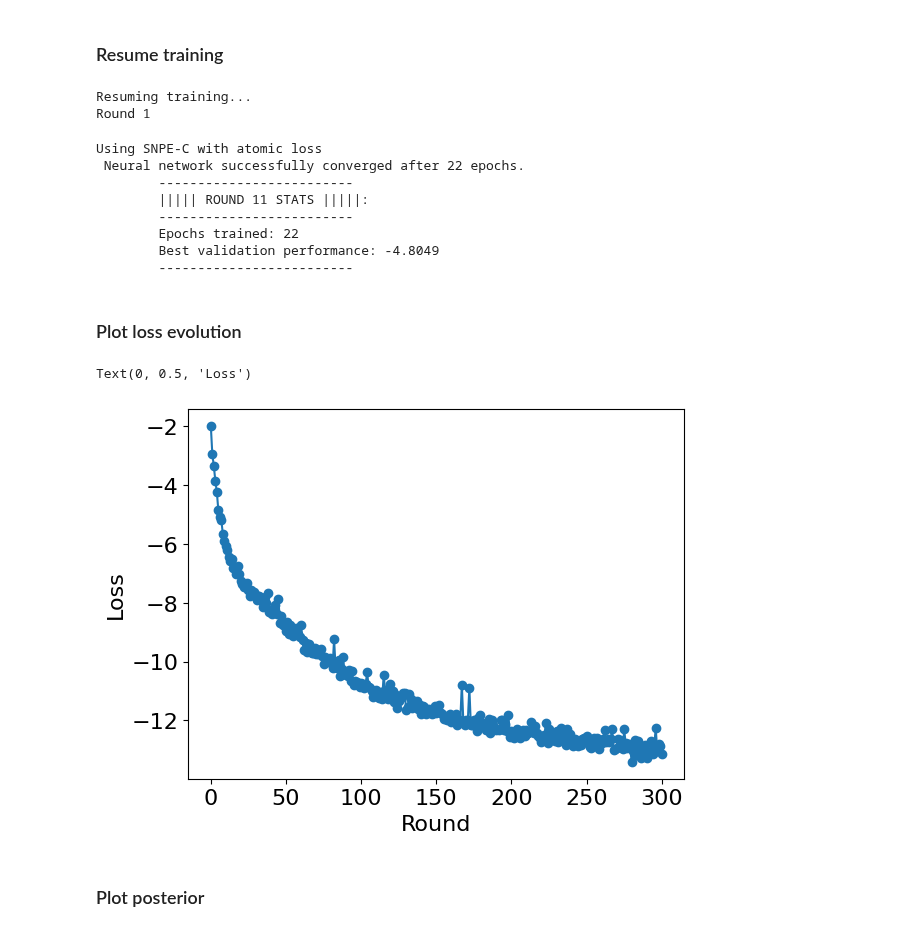
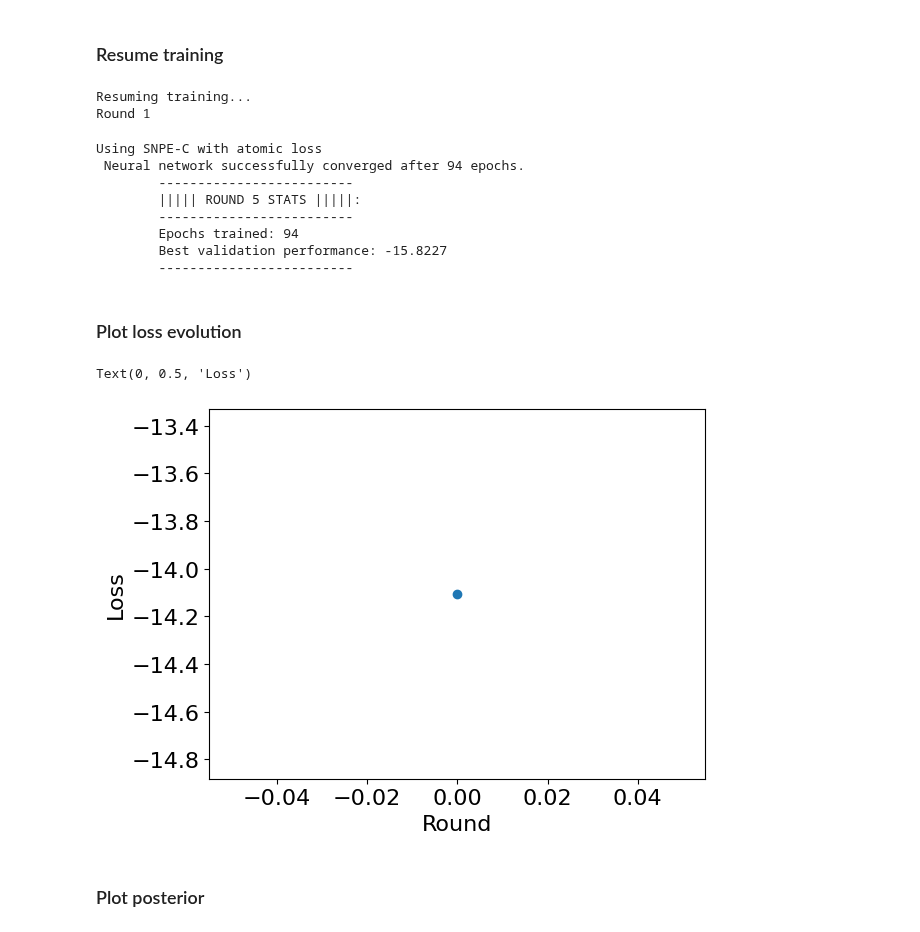
Before and after one commit to franciscoardevolmartinez/FlopPITy, a Jupyter notebook: examples/Example.ipynb, the cells around one changed output. Drawn from its saved outputs; the diff is of its cells as text; code cells hidden in the pictures.

```diff
--- a/examples/Example.ipynb
+++ b/examples/Example.ipynb
@@ -43,0 +46,10 @@ def simulator(obs, pars, thread=0):
+# %%
+wvl = np.linspace(1,5,100)
+f = gaussian(wvl, [3.66], [0.22], [0.28])
+noise=0.03*np.random.standard_normal(len(wvl))
+plt.plot(wvl, f)
+plt.plot(wvl, f+noise)
+
+synthobs = helpers.create_obs_file(wvl, f+noise, 0.03*np.ones_like(f))
+
+np.savetxt("../src/floppity/data/obs_3.66_0.22_0.28.txt", synthobs)
@@ -54,20 +103,20 @@ R.add_parameter('center', 1, 5)
 R.add_parameter('sigma', 0.1, 0.7)
 R.add_parameter('amplitude', 0, 1)
 # %%
-training_kwargs= dict(
-    stop_after_epochs = 20,
-    num_atoms = 10,
-    learning_rate=5e-4
-)
+# training_kwargs= dict(
+#     stop_after_epochs = 20,
+#     num_atoms = 30,
+#     learning_rate=5e-4
+# )
 
-flow_kwargs=dict(
-    flow='nsf',
-    bins=8,
-    transforms=5,
-    blocks=2,
-    hidden=32,
-    dropout=0.25
-)
+# flow_kwargs=dict(
+#     flow='nsf',
+#     bins=6,
+#     transforms=12,
+#     blocks=2,
+#     hidden=32,
+#     dropout=0.35
+# )
 # %% [markdown]
 ### Run retrieval
 # %%
@@ -93,26 +144,26 @@ R=Retrieval.load('r.pkl')
 # %% [markdown]
 ### Resume training
 # %%
-R.run(flow_kwargs=flow_kwargs, resume=True, n_threads=4, training_kwargs=training_kwargs, n_rounds=1, n_samples=100)
+R.run(flow_kwargs=flow_kwargs, resume=True, n_threads=1, training_kwargs=training_kwargs, n_rounds=1, n_samples=1000)
 # %% [output]
 Resuming training...
 Round 1
 Using SNPE-C with atomic loss
- Neural network successfully converged after 22 epochs.
+ Neural network successfully converged after 94 epochs.
         -------------------------
-        ||||| ROUND 11 STATS |||||:
+        ||||| ROUND 5 STATS |||||:
         -------------------------
-        Epochs trained: 22
-        Best validation performance: -4.8049
+        Epochs trained: 94
+        Best validation performance: -15.8227
         -------------------------
 # %% [markdown]
 ### Plot loss evolution
 # %%
-plt.plot(R.inference._summary['validation_loss'], marker='o', label=f'{len(R.proposals)}x{R.n_samples}')
+plt.plot(R.inference._summary['validation_loss'][-1], marker='o', label=f'{len(R.proposals)}x{R.n_samples}')
 plt.xlabel('Round')
 plt.ylabel('Loss')
 # %% [output]
 Text(0, 0.5, 'Loss')
-[figure, old version]
+[figure, new version]
 # %% [markdown]
 ### Plot posterior
```
Also changed, not shown: parts of 14 cells of this notebook, 5 other files.
